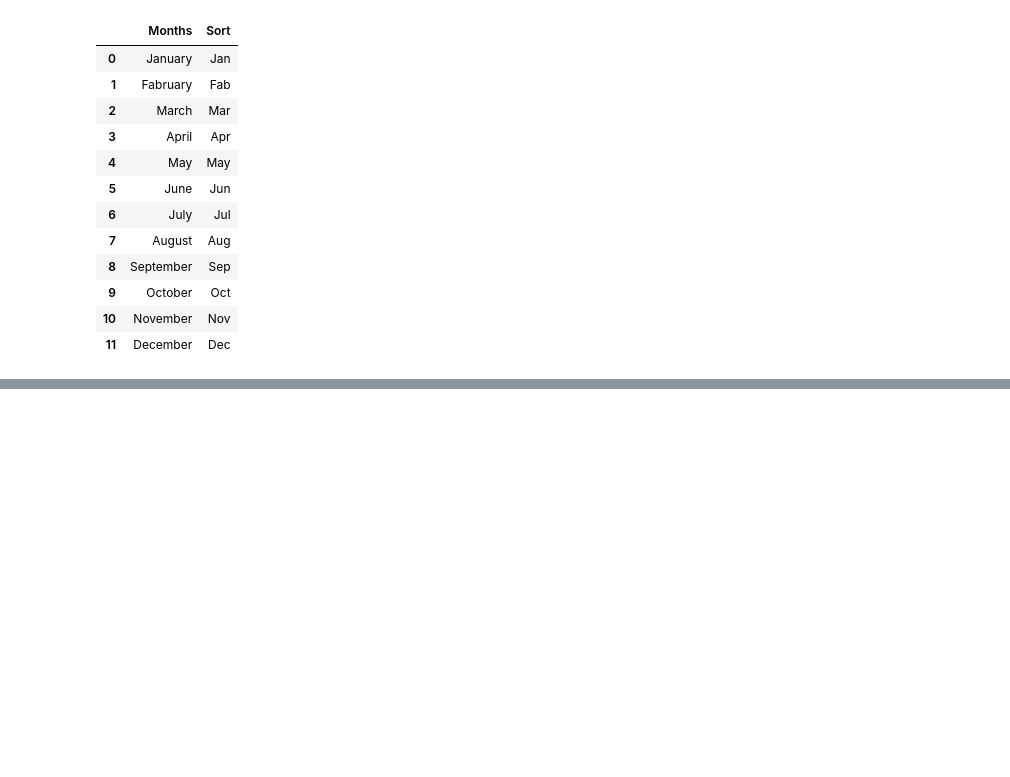
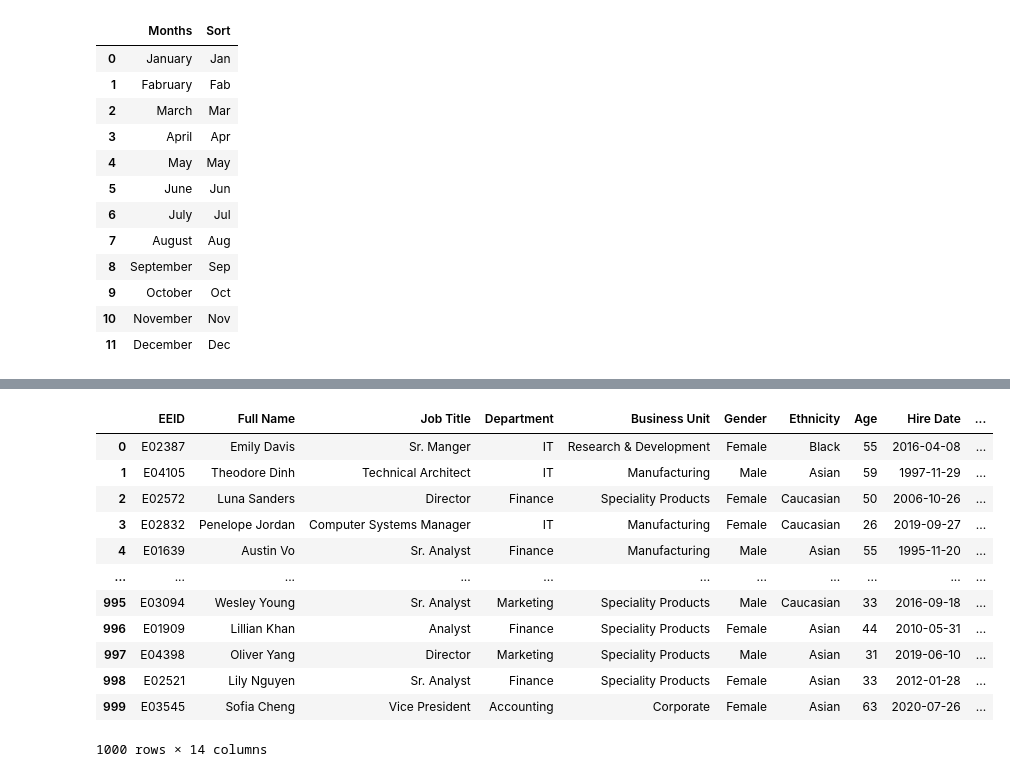
Before and after one commit to anshul02414/Pythondaily, a Jupyter notebook: Pandas/ColumnTransformation.ipynb, the cells around one changed output, grey strips where cells are left out. Cells and saved outputs as stored; diff of their text form; code cells hidden in the pictures; blank space fills up the shorter version.

```diff
--- a/Pandas/ColumnTransformation.ipynb
+++ b/Pandas/ColumnTransformation.ipynb
@@ -159,0 +236,21 @@ data
+# %%
+data.drop(
+    columns=["Bonus %"],
+    inplace=True
+)
+# %%
+data
+# %% [output]
+|  | EEID | Full Name | Job Title | Department | Business Unit | Gender | Ethnicity | Age | Hire Date | ... |
+| 0 | E02387 | Emily Davis | Sr. Manger | IT | Research & Development | Female | Black | 55 | 2016-04-08 | ... |
+| 1 | E04105 | Theodore Dinh | Technical Architect | IT | Manufacturing | Male | Asian | 59 | 1997-11-29 | ... |
+| 2 | E02572 | Luna Sanders | Director | Finance | Speciality Products | Female | Caucasian | 50 | 2006-10-26 | ... |
+| 3 | E02832 | Penelope Jordan | Computer Systems Manager | IT | Manufacturing | Female | Caucasian | 26 | 2019-09-27 | ... |
+| 4 | E01639 | Austin Vo | Sr. Analyst | Finance | Manufacturing | Male | Asian | 55 | 1995-11-20 | ... |
+| ... | ... | ... | ... | ... | ... | ... | ... | ... | ... | ... |
+| 995 | E03094 | Wesley Young | Sr. Analyst | Marketing | Speciality Products | Male | Caucasian | 33 | 2016-09-18 | ... |
+| 996 | E01909 | Lillian Khan | Analyst | Finance | Speciality Products | Female | Asian | 44 | 2010-05-31 | ... |
+| 997 | E04398 | Oliver Yang | Director | Marketing | Speciality Products | Male | Asian | 31 | 2019-06-10 | ... |
+| 998 | E02521 | Lily Nguyen | Sr. Analyst | Finance | Speciality Products | Female | Asian | 33 | 2012-01-28 | ... |
+| 999 | E03545 | Sofia Cheng | Vice President | Accounting | Corporate | Female | Asian | 63 | 2020-07-26 | ... |
+1000 rows × 14 columns
```
Also changed, not shown: parts of 9 cells of this notebook, 2 other files.
